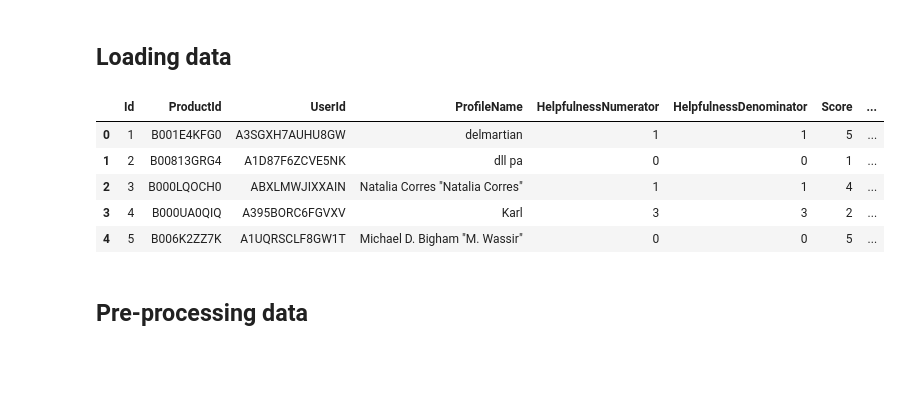
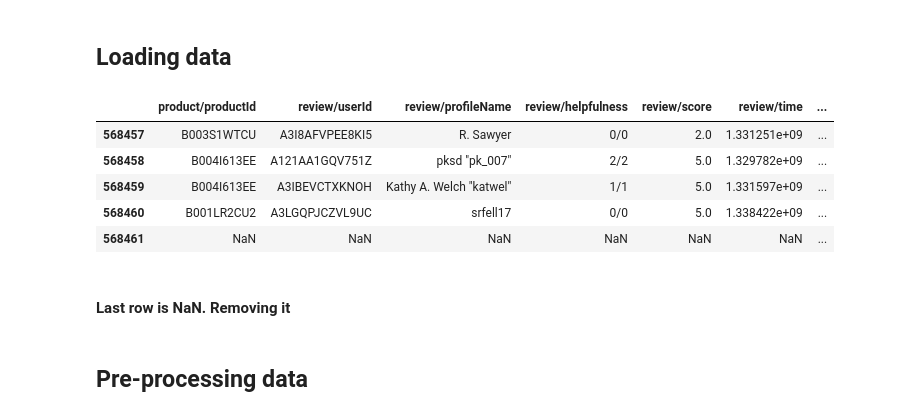
Before and after one commit to Vaibhav47Sharma/Sentiment-Analysis-on-Amazon-Fine-Food-Reviews, a Jupyter notebook: V2.ipynb, the cells around one changed output. Drawn from its saved outputs; the diff is of its cells as text; code cells hidden in the pictures; blank space fills up the shorter version.

```diff
--- a/V2.ipynb
+++ b/V2.ipynb
@@ -10,13 +10,13 @@ pd.options.mode.chained_assignment = None  # default='warn'
 # %% [markdown]
 ## Loading data
 # %%
-food_reviews = pd.read_csv('../input/Reviews.csv', encoding="ISO-8859-1")
+food_reviews = pd.read_csv('food_reviews.csv', encoding="ISO-8859-1")
 # %%
-food_reviews.head()
+food_reviews.tail()
 # %% [output]
-|  | Id | ProductId | UserId | ProfileName | HelpfulnessNumerator | HelpfulnessDenominator | Score | ... |
-| 0 | 1 | B001E4KFG0 | A3SGXH7AUHU8GW | delmartian | 1 | 1 | 5 | ... |
-| 1 | 2 | B00813GRG4 | A1D87F6ZCVE5NK | dll pa | 0 | 0 | 1 | ... |
-| 2 | 3 | B000LQOCH0 | ABXLMWJIXXAIN | Natalia Corres "Natalia Corres" | 1 | 1 | 4 | ... |
-| 3 | 4 | B000UA0QIQ | A395BORC6FGVXV | Karl | 3 | 3 | 2 | ... |
-| 4 | 5 | B006K2ZZ7K | A1UQRSCLF8GW1T | Michael D. Bigham "M. Wassir" | 0 | 0 | 5 | ... |
+|  | product/productId | review/userId | review/profileName | review/helpfulness | review/score | review/time | ... |
+| 568457 | B003S1WTCU | A3I8AFVPEE8KI5 | R. Sawyer | 0/0 | 2.0 | 1.331251e+09 | ... |
+| 568458 | B004I613EE | A121AA1GQV751Z | pksd "pk_007" | 2/2 | 5.0 | 1.329782e+09 | ... |
+| 568459 | B004I613EE | A3IBEVCTXKNOH | Kathy A. Welch "katwel" | 1/1 | 5.0 | 1.331597e+09 | ... |
+| 568460 | B001LR2CU2 | A3LGQPJCZVL9UC | srfell17 | 0/0 | 5.0 | 1.338422e+09 | ... |
+| 568461 | NaN | NaN | NaN | NaN | NaN | NaN | ... |
@@ -24,0 +23,2 @@ food_reviews.drop(columns=['Id'],inplace = True)
+# %% [markdown]
+#### Last row is NaN. Removing it
```
Also changed, not shown: parts of 111 cells of this notebook, 3 other files.
